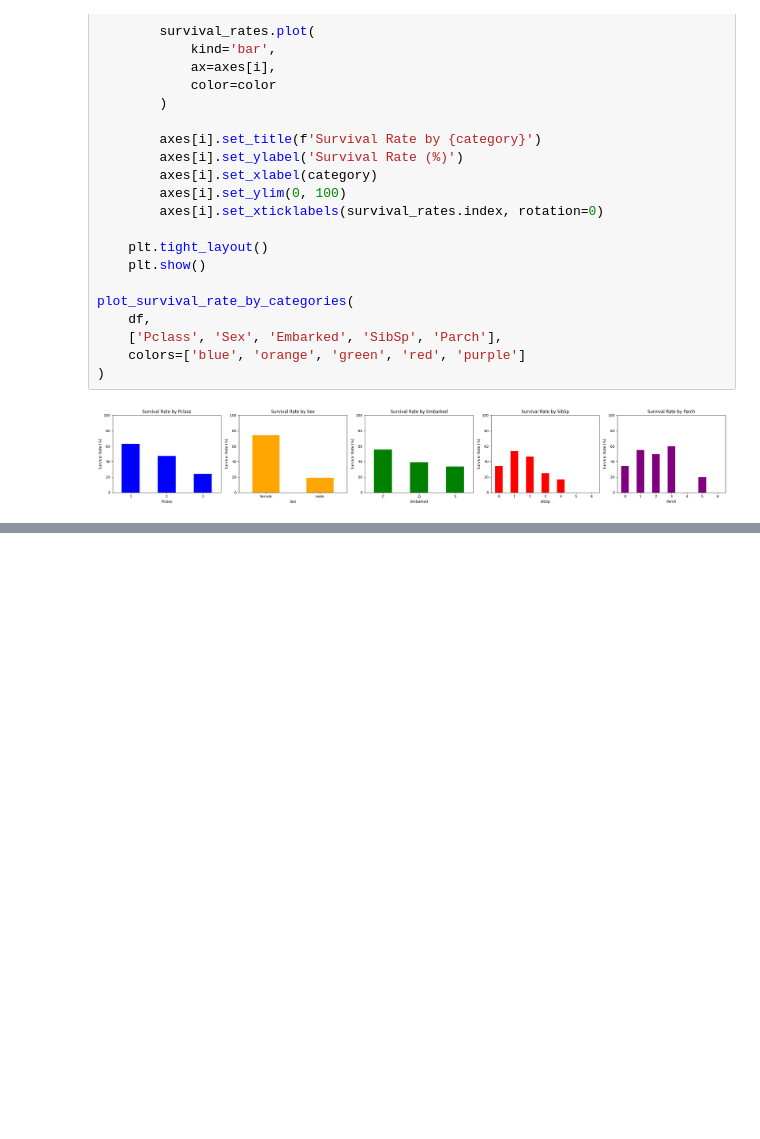
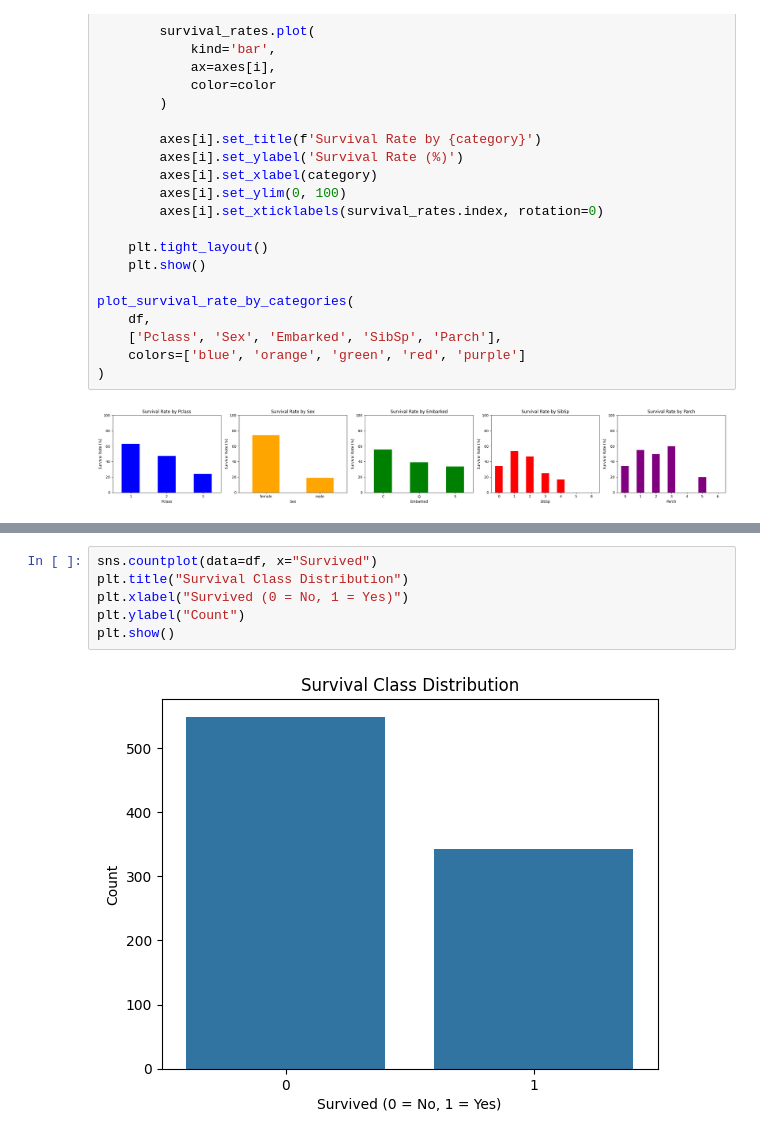
Before and after one commit to helben2002/TitanicCapstoneProject, a Jupyter notebook: ml/notebooks/sara.ipynb, the cells around one changed output, grey strips where cells are left out. Saved outputs shown, nothing was run; the diff lists cells and outputs as text; blank space fills up the shorter version.

```diff
--- a/ml/notebooks/sara.ipynb
+++ b/ml/notebooks/sara.ipynb
@@ -256,0 +302,8 @@ plot_survival_rate_by_categories(
+# %%
+sns.countplot(data=df, x="Survived")
+plt.title("Survival Class Distribution")
+plt.xlabel("Survived (0 = No, 1 = Yes)")
+plt.ylabel("Count")
+plt.show()
+# %% [output]
+[figure, added]
```
Also changed, not shown: parts of 10 cells of this notebook.
